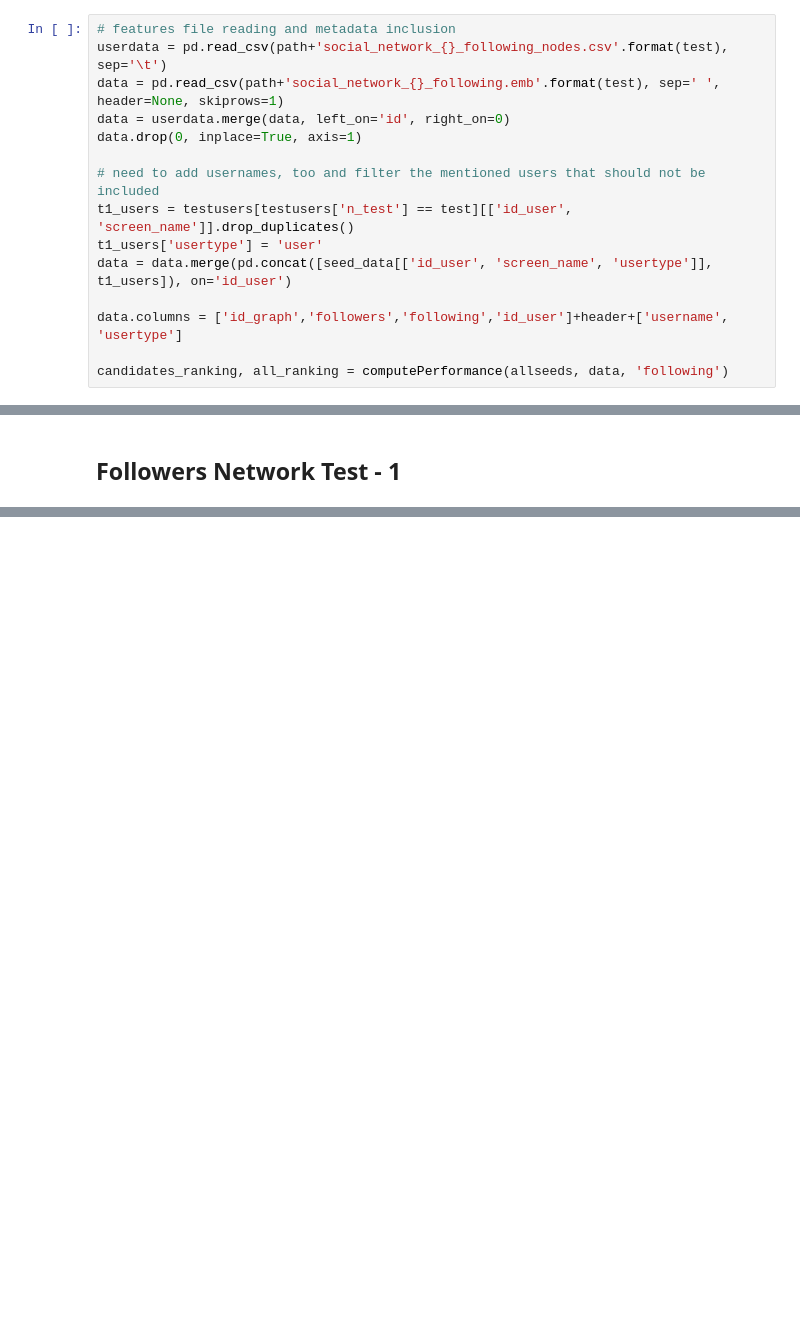
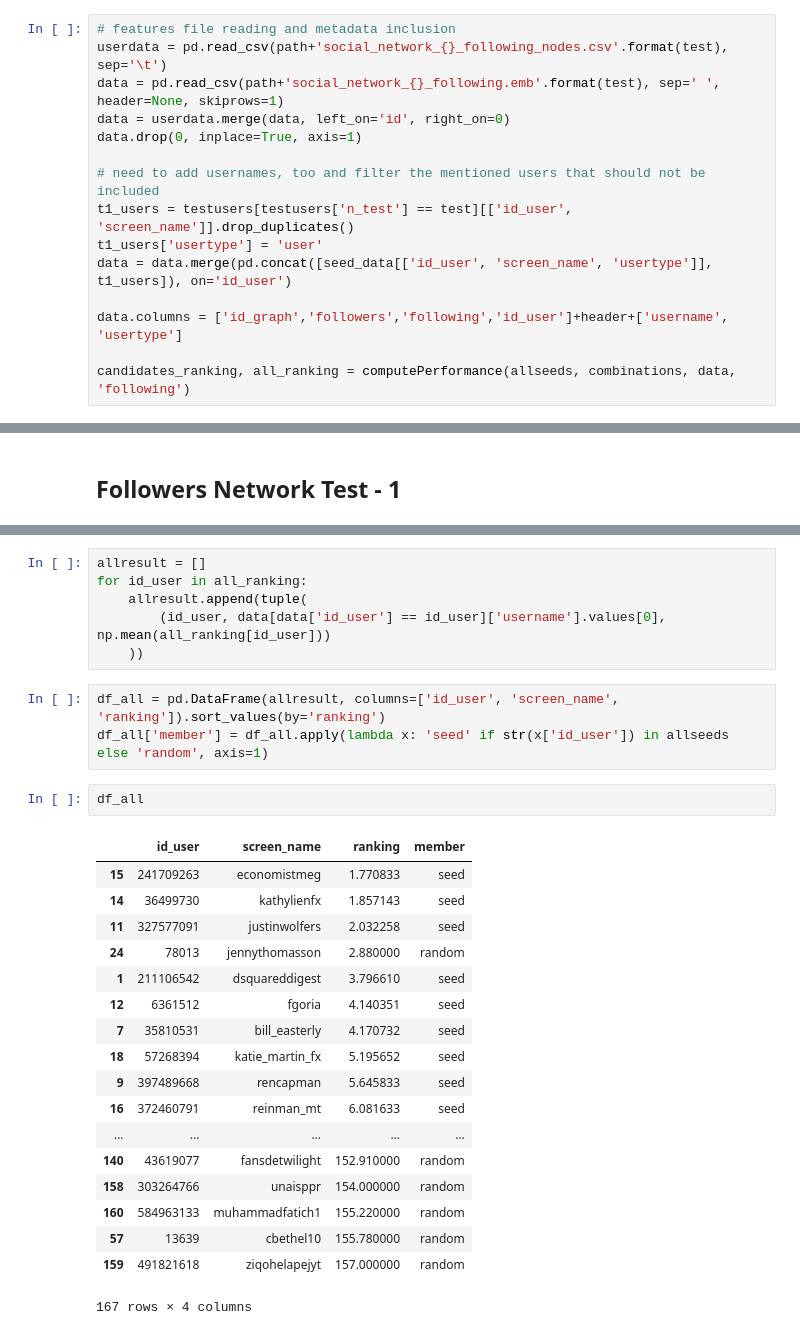
Before and after one commit to DataSciencePolimi/NetSKE, a Jupyter notebook: graphs/Finance Domain - Test Network Features.ipynb, the cells around one changed output, grey strips where cells are left out. Drawn from its saved outputs; the diff is of its cells as text; blank space fills up the shorter version.

```diff
--- a/graphs/Finance Domain - Test Network Features.ipynb
+++ b/graphs/Finance Domain - Test Network Features.ipynb
@@ -402,7 +402,7 @@ data = data.merge(pd.concat([seed_data[['id_user', 'screen_name', 'usertype']],
 
 data.columns = ['id_graph','followers','following','id_user']+header+['username', 'usertype']
 
-candidates_ranking, all_ranking = computePerformance(allseeds, data, 'following')
+candidates_ranking, all_ranking = computePerformance(allseeds, combinations, data, 'following')
 # %% [output]
 Average P@20: 2.92
 [figure]
@@ -561 +507,31 @@ Average P@20: 9.13
+# %%
+allresult = []
+for id_user in all_ranking:
+    allresult.append(tuple(
+        (id_user, data[data['id_user'] == id_user]['username'].values[0], np.mean(all_ranking[id_user]))
+    ))
+# %%
+df_all = pd.DataFrame(allresult, columns=['id_user', 'screen_name', 'ranking']).sort_values(by='ranking')
+df_all['member'] = df_all.apply(lambda x: 'seed' if str(x['id_user']) in allseeds else 'random', axis=1)
+# %%
+df_all
+# %% [output]
+|  | id_user | screen_name | ranking | member |
+| 15 | 241709263 | economistmeg | 1.770833 | seed |
+| 14 | 36499730 | kathylienfx | 1.857143 | seed |
+| 11 | 327577091 | justinwolfers | 2.032258 | seed |
+| 24 | 78013 | jennythomasson | 2.880000 | random |
+| 1 | 211106542 | dsquareddigest | 3.796610 | seed |
+| 12 | 6361512 | fgoria | 4.140351 | seed |
+| 7 | 35810531 | bill_easterly | 4.170732 | seed |
+| 18 | 57268394 | katie_martin_fx | 5.195652 | seed |
+| 9 | 397489668 | rencapman | 5.645833 | seed |
+| 16 | 372460791 | reinman_mt | 6.081633 | seed |
+| ... | ... | ... | ... | ... |
+| 140 | 43619077 | fansdetwilight | 152.910000 | random |
+| 158 | 303264766 | unaisppr | 154.000000 | random |
+| 160 | 584963133 | muhammadfatich1 | 155.220000 | random |
+| 57 | 13639 | cbethel10 | 155.780000 | random |
+| 159 | 491821618 | ziqohelapejyt | 157.000000 | random |
+167 rows × 4 columns
 # %%
```
Also changed, not shown: parts of 8 cells of this notebook, 8 other files.
